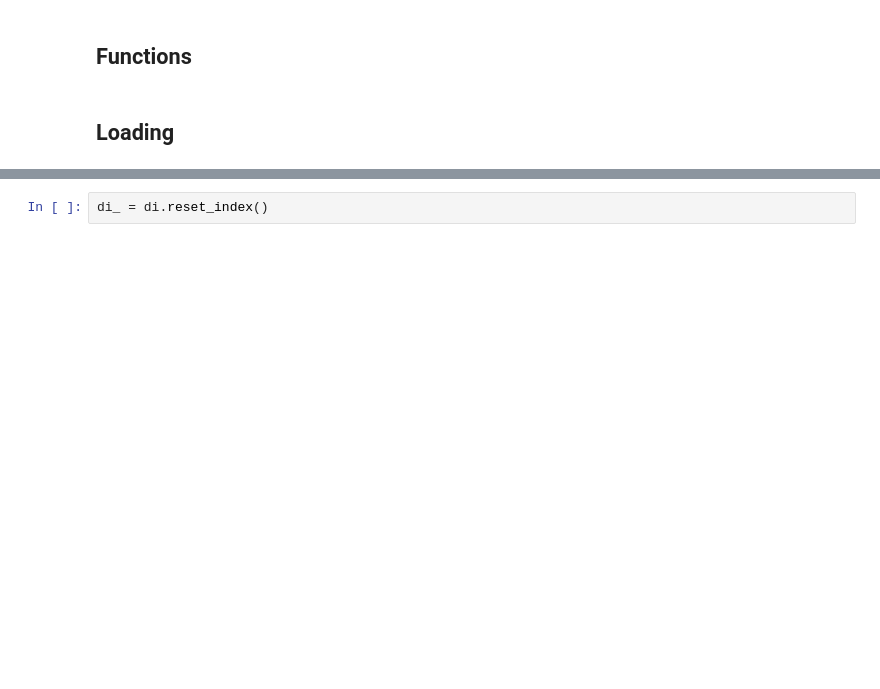
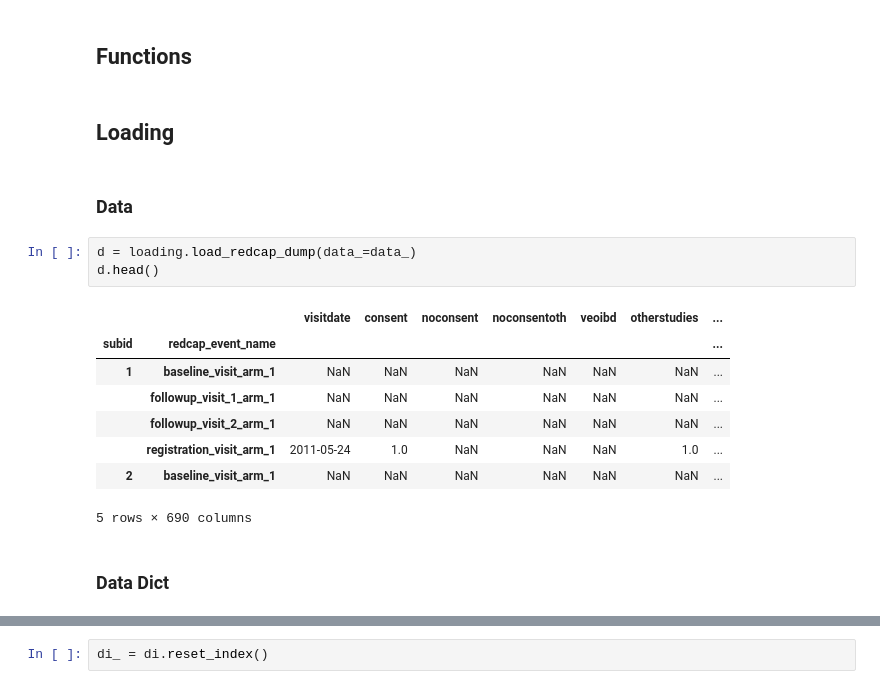
Before and after one commit to ScottSnapperLab/biorep-etl, a Jupyter notebook: notebooks/2017-01-20__HarvReg_explore.ipynb, the cells around one changed output, grey strips where cells are left out. Drawn from its saved outputs; the diff is of its cells as text; blank space fills up the shorter version.

```diff
--- a/notebooks/2017-01-20__HarvReg_explore.ipynb
+++ b/notebooks/2017-01-20__HarvReg_explore.ipynb
@@ -67,4 +68,20 @@ data_dict_ = "../data/raw/registry/HarvardInflammatoryBowelDiseas_DataDictionary
 ## Functions
 # %% [markdown]
 ## Loading
+# %% [markdown]
+### Data
+# %%
+d = loading.load_redcap_dump(data_=data_)
+d.head()
+# %% [output]
+|  |  | visitdate | consent | noconsent | noconsentoth | veoibd | otherstudies | ... |
+| subid | redcap_event_name |  |  |  |  |  |  | ... |
+| 1 | baseline_visit_arm_1 | NaN | NaN | NaN | NaN | NaN | NaN | ... |
+|  | followup_visit_1_arm_1 | NaN | NaN | NaN | NaN | NaN | NaN | ... |
+|  | followup_visit_2_arm_1 | NaN | NaN | NaN | NaN | NaN | NaN | ... |
+|  | registration_visit_arm_1 | 2011-05-24 | 1.0 | NaN | NaN | NaN | 1.0 | ... |
+| 2 | baseline_visit_arm_1 | NaN | NaN | NaN | NaN | NaN | NaN | ... |
+5 rows × 690 columns
+# %% [markdown]
+### Data Dict
 # %%
```
Also changed, not shown: parts of 28 cells of this notebook, 3 other files.
